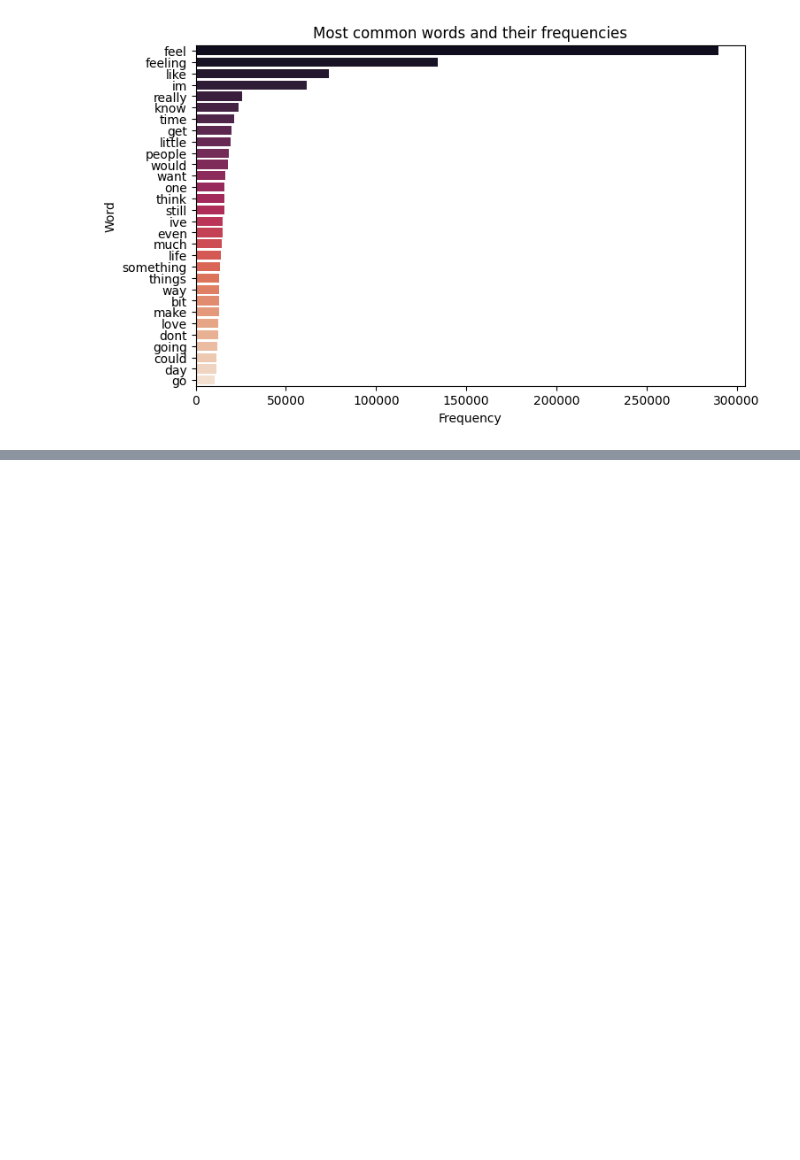
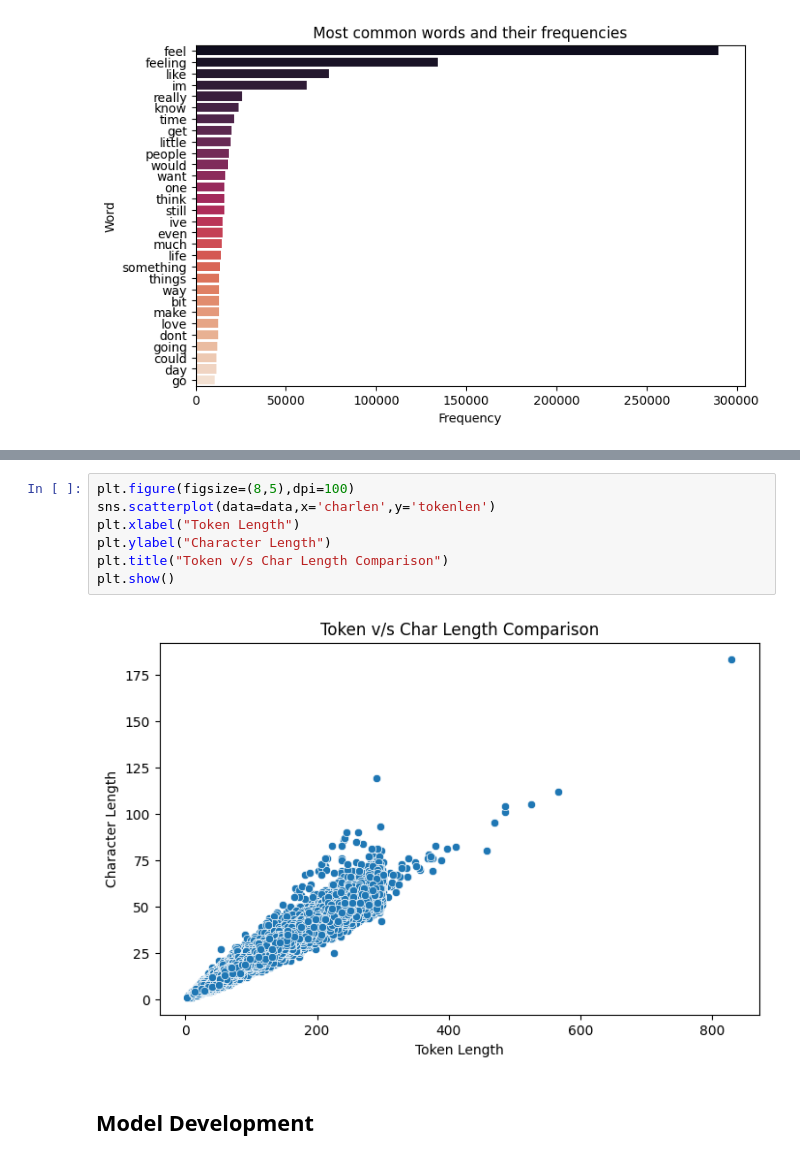
Before and after one commit to AsutoshDalei/Deep-Neural-Networks, a Jupyter notebook: SentimentAnalysisBERT.ipynb, the cells around one changed output, grey strips where cells are left out. Cells and saved outputs as stored; diff of their text form; blank space fills up the shorter version.

```diff
--- a/SentimentAnalysisBERT.ipynb
+++ b/SentimentAnalysisBERT.ipynb
@@ -219,0 +238,11 @@ Wall time: 5min 25s
+# %%
+plt.figure(figsize=(8,5),dpi=100)
+sns.scatterplot(data=data,x='charlen',y='tokenlen')
+plt.xlabel("Token Length")
+plt.ylabel("Character Length")
+plt.title("Token v/s Char Length Comparison")
+plt.show()
+# %% [output]
+[figure, added]
+# %% [markdown]
+## Model Development
```
Also changed, not shown: parts of 14 cells of this notebook.
